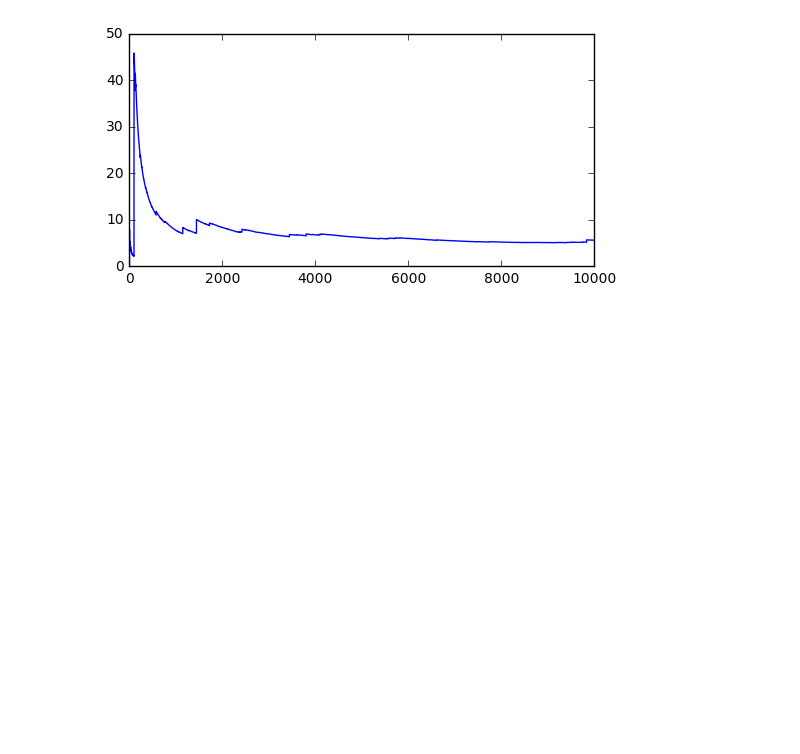
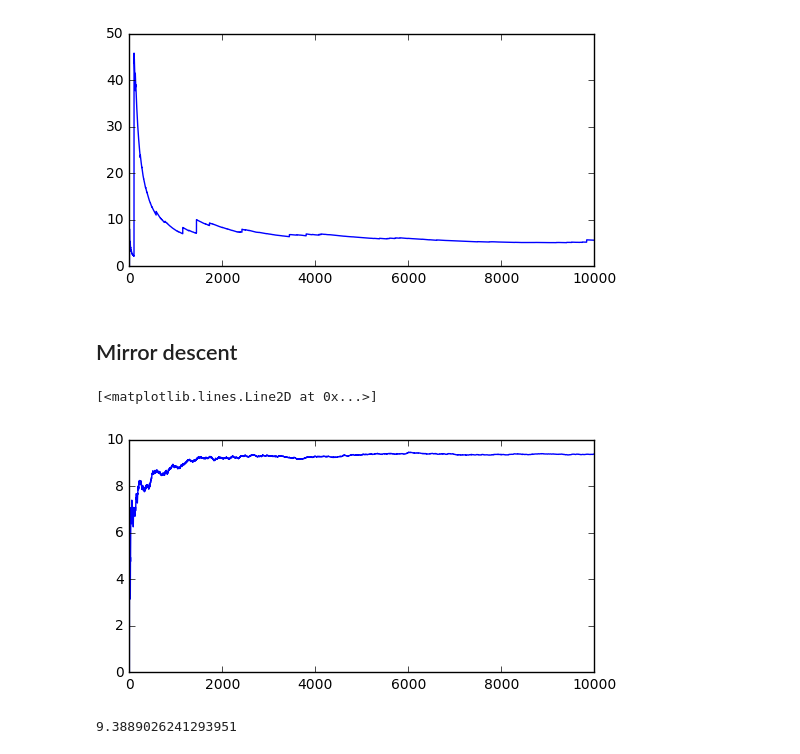
Before and after one commit to Tenich/Skoltech-LSOpt-Importance-Sampling, a Jupyter notebook: Untitled Folder/Untitled1.ipynb, the cells around one changed output. Cells and saved outputs as stored; diff of their text form; code cells hidden in the pictures; blank space fills up the shorter version.

Commit message:
mirror descent script

```diff
--- a/Untitled Folder/Untitled1.ipynb
+++ b/Untitled Folder/Untitled1.ipynb
@@ -45,3 +46,21 @@ plt.plot(np.array(estimations))
 # %% [output]
 [<matplotlib.lines.Line2D at 0x...>]
 [figure]
+# %% [markdown]
+## Mirror descent
+# %%
+obj = lambda x: 1 <= _dot(x, x) <= 4
+# %%
+projector = CoordProjector(BoxProjector(-1, 1), EigenBoxProjector(1, 15))
+thetas, estimations = mirror_update(obj, GaussianDistribution, mirror,
+                                         1e-6, theta0 = (np.array([0, 0]), np.eye(2)), n_iters=10 ** 4)
+# %%
+plt.figure(figsize=(6, 3))
+plt.plot(np.array(estimations))
+# %% [output]
+[<matplotlib.lines.Line2D at 0x...>]
+[figure, added]
+# %%
+estimations[-1]
+# %% [output]
+9.3889026241293951
```
Also changed, not shown: parts of 2 cells of this notebook, 7 other files.
